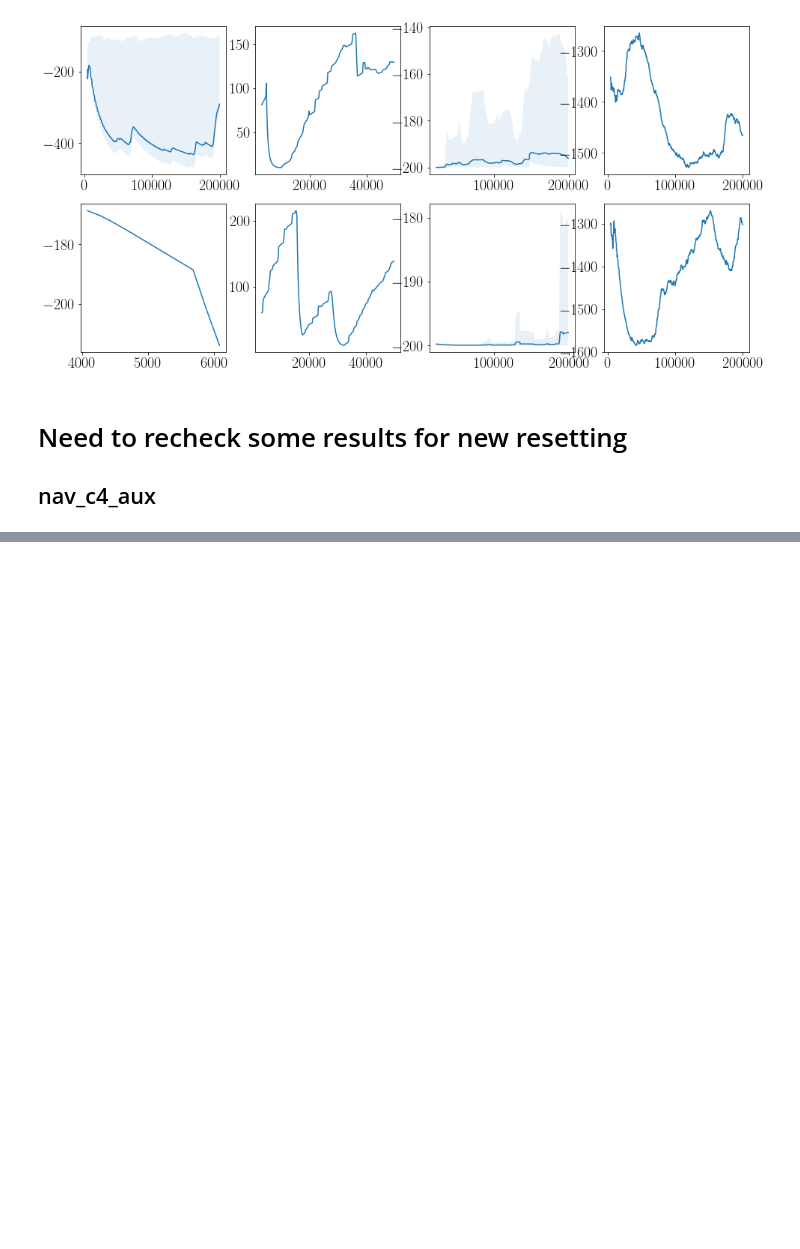
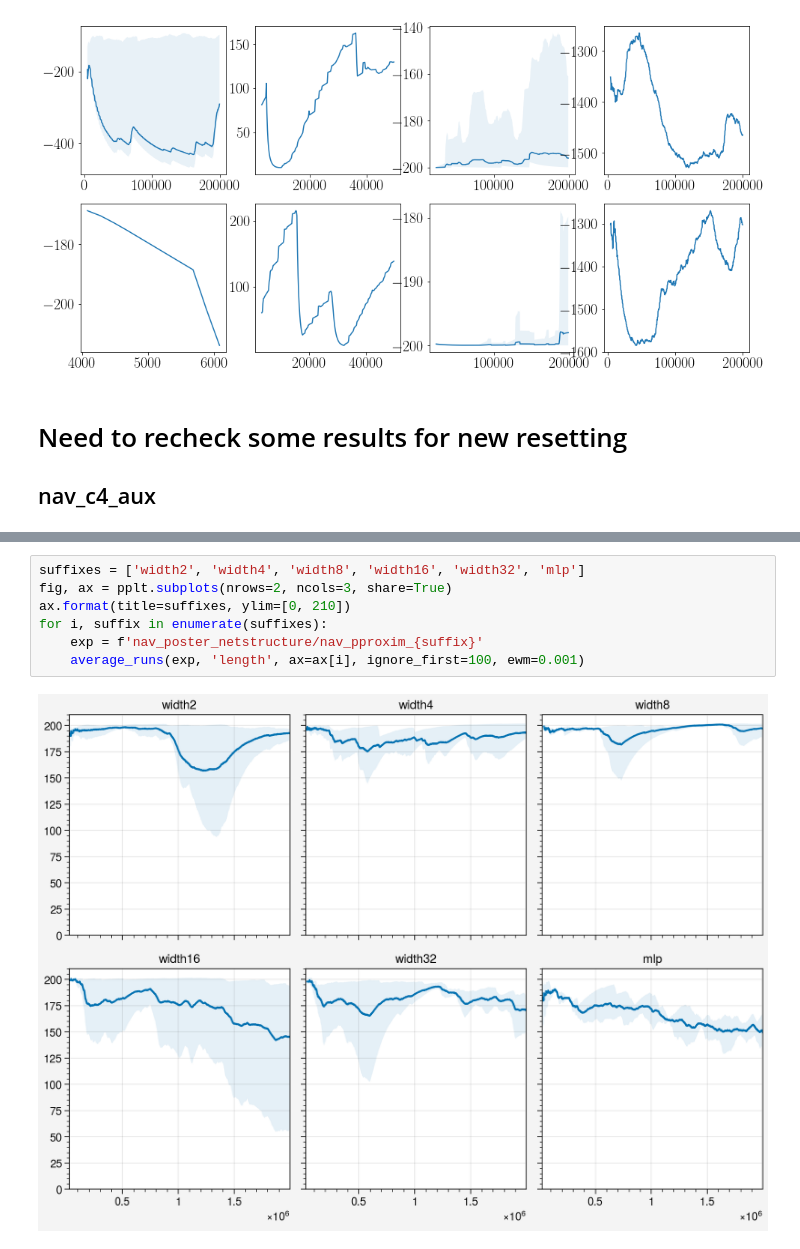
Before and after one commit to liuandrew/training-rl-algo, a Jupyter notebook: write_and_test/data_visualize.ipynb, the cells around one changed output, grey strips where cells are left out. Saved outputs shown, nothing was run; the diff lists cells and outputs as text; blank space fills up the shorter version.

```diff
--- a/write_and_test/data_visualize.ipynb
+++ b/write_and_test/data_visualize.ipynb
@@ -1108,0 +1135,9 @@ average_runs('nav_auxiliary_tasks2/nav_c4_auxeuclid1', metric='length')
+# %%
+suffixes = ['width2', 'width4', 'width8', 'width16', 'width32', 'mlp']
+fig, ax = pplt.subplots(nrows=2, ncols=3, share=True)
+ax.format(title=suffixes, ylim=[0, 210])
+for i, suffix in enumerate(suffixes):
+    exp = f'nav_poster_netstructure/nav_pproxim_{suffix}'
+    average_runs(exp, 'length', ax=ax[i], ignore_first=100, ewm=0.001)
+# %% [output]
+[figure, added]
```
Also changed, not shown: parts of 11 cells of this notebook, 33 other files.
